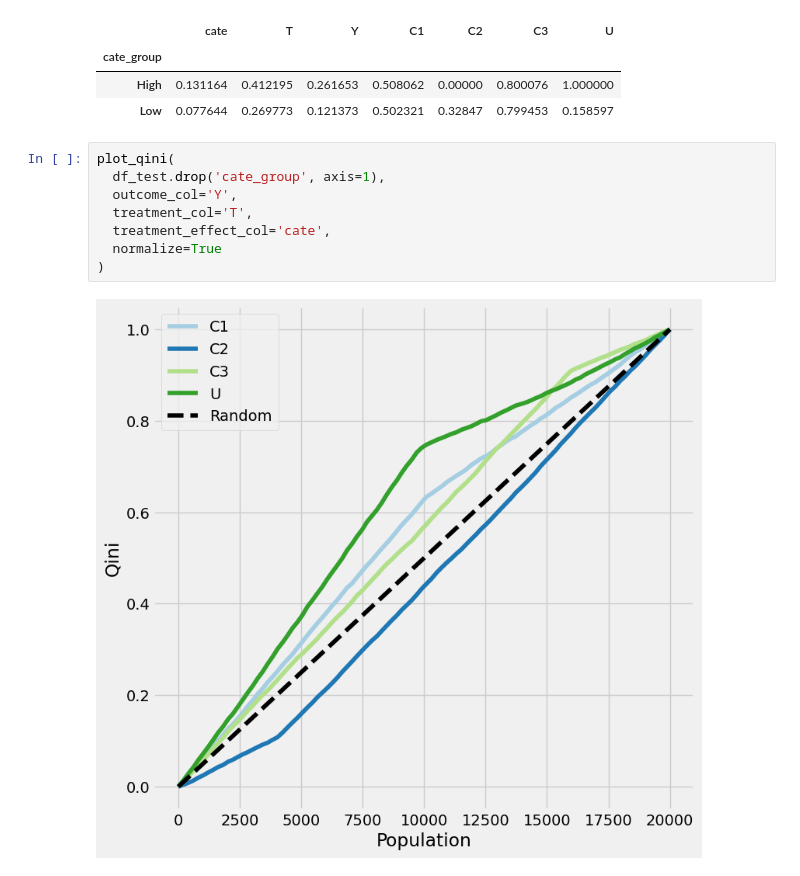
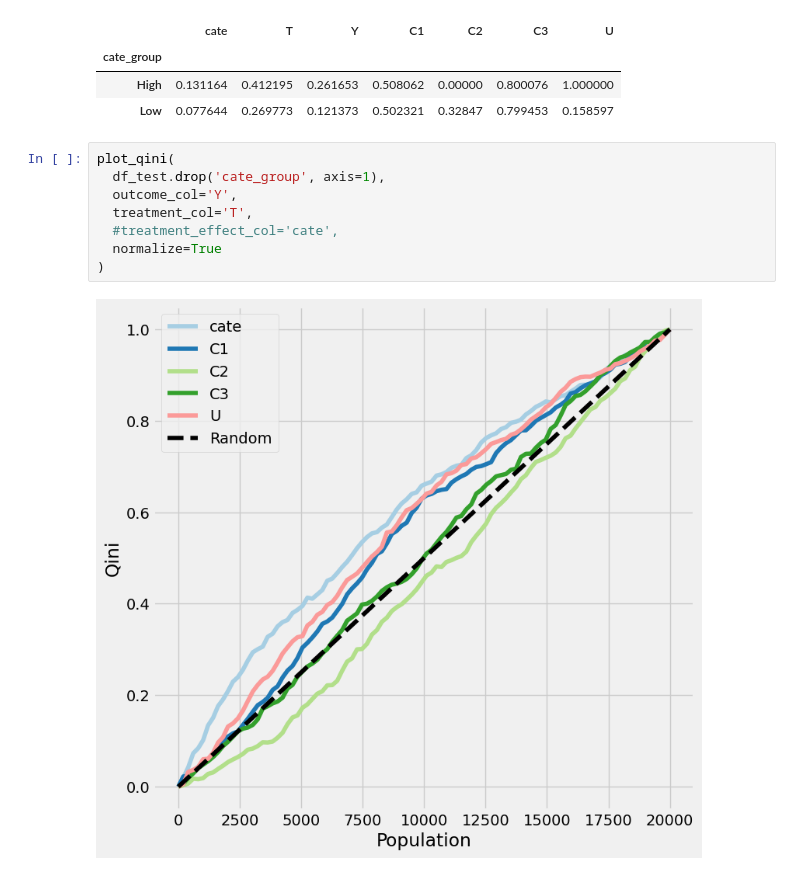
Before and after one commit to pcbrendel/causal, a Jupyter notebook: tutorials/s-learner.ipynb, the cells around one changed output. Cells and saved outputs as stored; diff of their text form.

```diff
--- a/tutorials/s-learner.ipynb
+++ b/tutorials/s-learner.ipynb
@@ -95,11 +95,11 @@ df_test.groupby('cate_group')[['cate', 'T', 'Y', 'C1', 'C2', 'C3', 'U']].agg('me
 # %%
 plot_qini(
   df_test.drop('cate_group', axis=1),
   outcome_col='Y',
   treatment_col='T',
-  treatment_effect_col='cate',
+  #treatment_effect_col='cate',
   normalize=True
 )
 # %% [output]
-[figure, old version]
+[figure, new version]
 # %%
```
Also changed, not shown: parts of 3 cells of this notebook, 1 other file.
